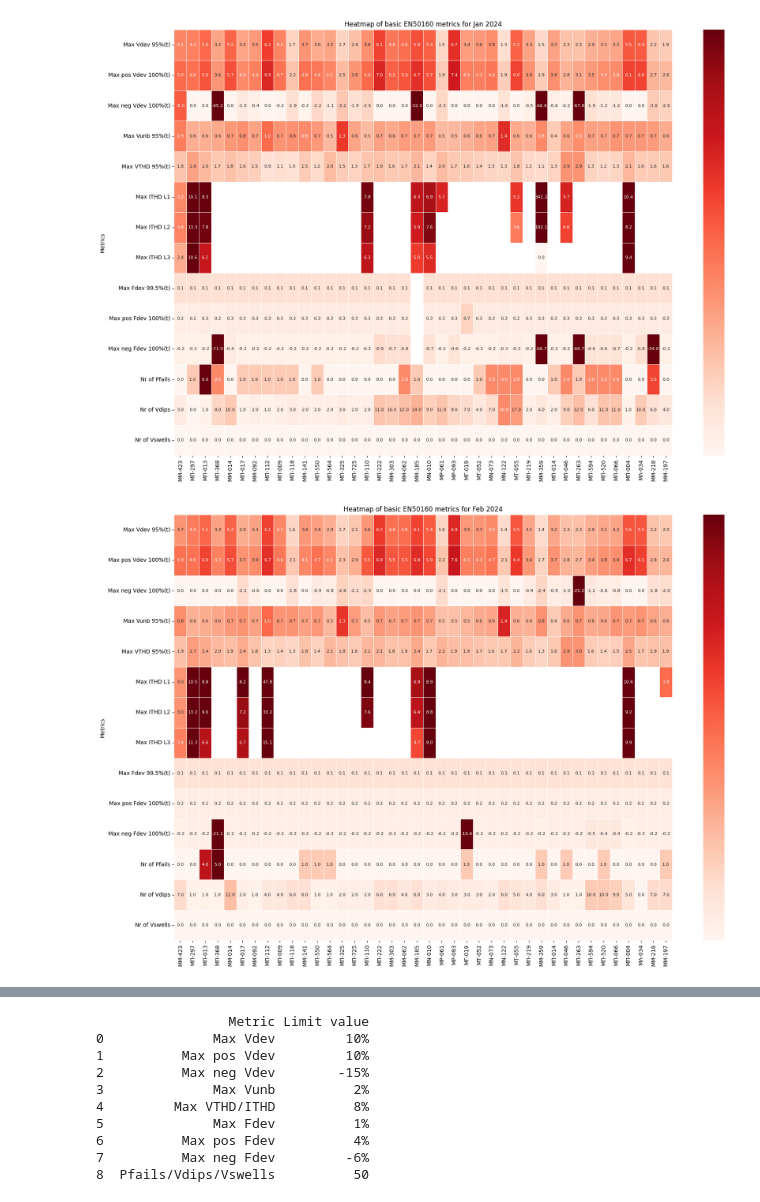
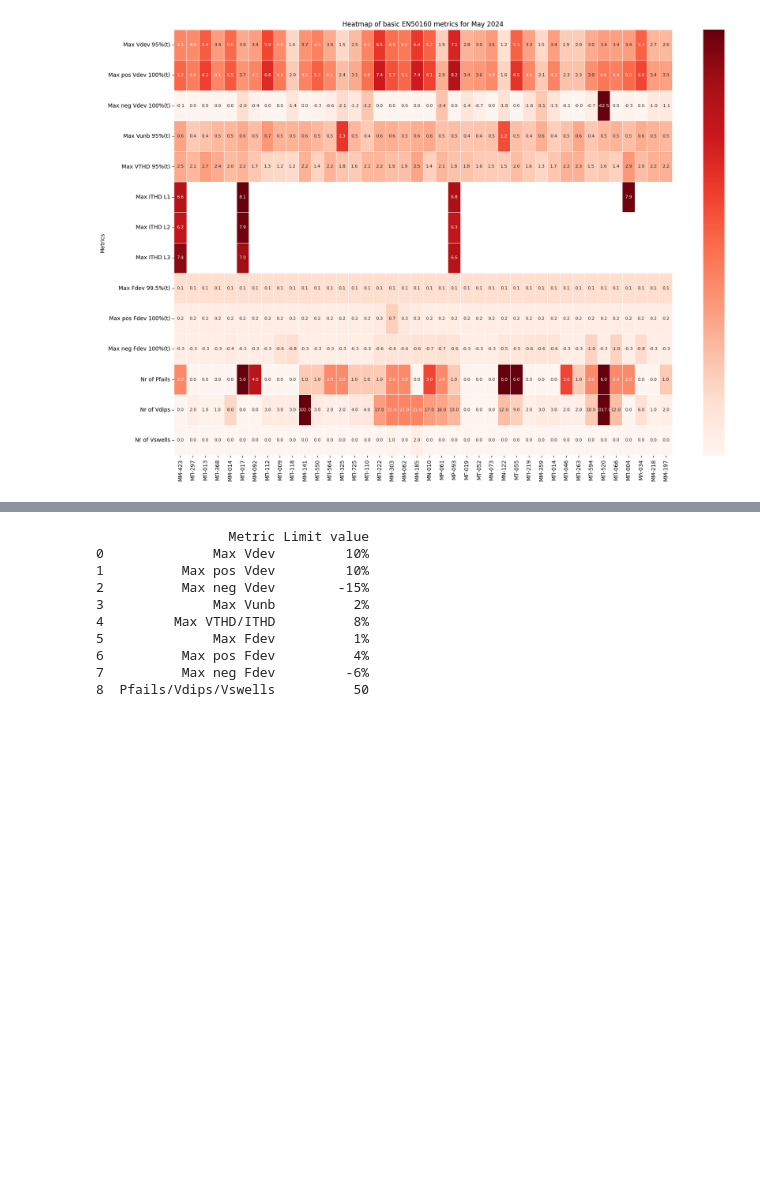
Before and after one commit to AimiliaPapagiannaki/thingsboard, a Jupyter notebook: mi6/HEDNOKPIs/heatmap_per_month.ipynb, the cells around one changed output, grey strips where cells are left out. Saved outputs shown, nothing was run; the diff lists cells and outputs as text; code cells hidden in the pictures; blank space fills up the shorter version.

```diff
--- a/mi6/HEDNOKPIs/heatmap_per_month.ipynb
+++ b/mi6/HEDNOKPIs/heatmap_per_month.ipynb
@@ -159,6 +153,7 @@ for month in ['Jan','Feb','Mar','Apr','May']:
 # month = 'May'
 year = '2024'
 
+dictmonth = {'Jan':'01','Feb':'02','Mar':'03','Apr':'04','May':'05'}
 
 # def normalize_row(x):
 #     non_na = x.dropna()
@@ -168,7 +163,7 @@ year = '2024'
 #         # print(non_na,non_na.min(),non_na.max())
 #         return (non_na - non_na.min()) / (non_na.max() - non_na.min())
 
-for month in ['Jan','Feb','Mar','Apr','May']:
+for month in ['May']:#,'Feb','Mar','Apr','May']:
     df = pd.read_excel('data/HEDNO_KPIs_EN50160_'+str(month)+'_'+str(2024)+'.xlsx', engine='openpyxl')
     df = df.loc[df['Distribution'].isna()]
     df = df.drop(['Installation','Distribution','Latitude','Longitude','Occurences of Frequency over limit','Occurences of Frequency under limit'],axis=1)
@@ -197,33 +192,33 @@ for month in ['Jan','Feb','Mar','Apr','May']:
     for metric in metrics:
         predefined_range = predefined_ranges.get(metric)
         if predefined_range is not None:
             predefined_min, predefined_max = predefined_range
         else:
             predefined_min, predefined_max = None, None
         df_normalized.loc[metric] = normalize_with_predefined_range(df.loc[metric], predefined_min, predefined_max)
 
     # df_normalized = df.apply(normalize_row, axis=1)
     cols = df_normalized.columns.values
     df = df.reindex(columns=cols)
 
 
     # Plot heatmap
     fig = plt.figure(figsize=(18, 12))
     # heatmap = sns.heatmap(df_normalized, annot=df,annot_kws={'rotation': 90,'size':8}, fmt=".1f", cmap='Reds', mask=df.isnull(), ax=ax[0])
     heatmap = sns.heatmap(df_normalized, annot=df,annot_kws={'size':8}, fmt=".1f", cmap='Reds', mask=df.isnull(),linewidths=0.5)
     plt.title('Heatmap of basic EN50160 metrics for '+month+' '+year)
     plt.xlabel('')
     plt.ylabel('Metrics')
     # Remove the tick labels from the color bar
     colorbar = heatmap.collections[0].colorbar
     colorbar.set_ticks([])
 
 
     plt.gca().set_aspect('auto')
     plt.tight_layout()
 
-    plt.savefig('figures/heatmapEN50160_'+month+'_'+year+'.png', dpi=300)
+    # plt.savefig('figures/heatmapEN50160_'+month+'_'+year+'.png', dpi=300)
+    plt.savefig('figures/heatmapEN50160_'+year+'_'+dictmonth[month]+'.png', dpi=300)
     # plt.show()
 # %% [output]
-[figure, old version]
+[figure, new version]
-[figure, removed]
```
Also changed, not shown: parts of 3 cells of this notebook, 4 other files.
